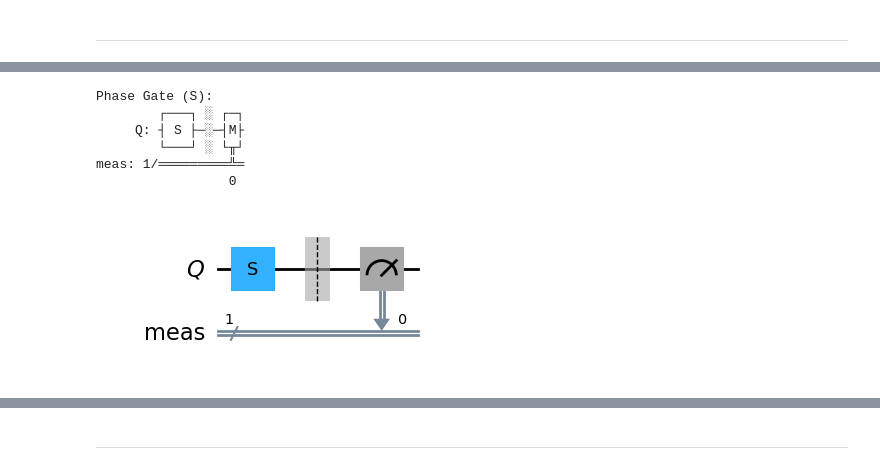
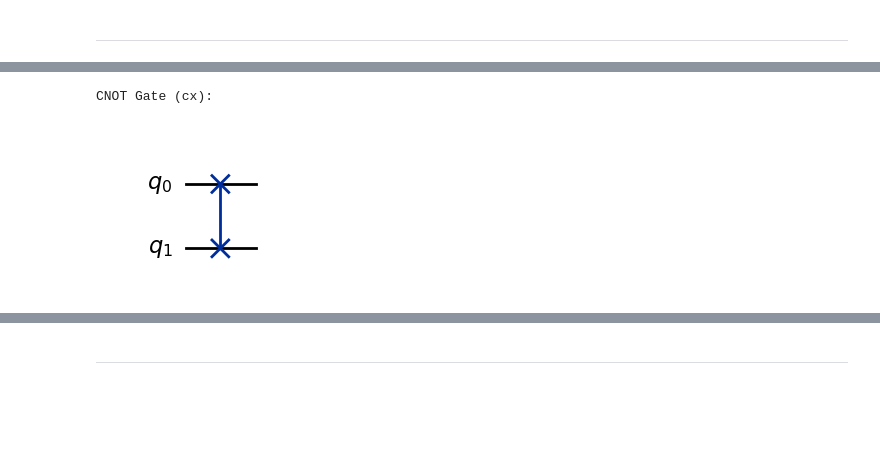
Before and after one commit to tentaclepurple/42_Ftl_quantum, a Jupyter notebook: Exercise_12/Gates.ipynb, the cells around one changed output, grey strips where cells are left out. Drawn from its saved outputs; the diff is of its cells as text; code cells hidden in the pictures; blank space fills up the shorter version.

```diff
--- a/Exercise_4/Gates.ipynb
+++ b/Exercise_12/Gates.ipynb
@@ -320,16 +322,11 @@ S|ψ⟩ = [1 0] [a] = [ a ]
 # %%
-q = QuantumRegister(1, 'Q')
-qc = QuantumCircuit(q)
-qc.s(0)  # S gate
-qc.measure_all()
-print("Phase Gate (S):")
-print(qc.draw())
+qc = QuantumCircuit(2)
+
+# Apply the SWAP gate between qubit 0 and qubit 1
+qc.swap(0, 1)
+
+print("CNOT Gate (cx):")
 qc.draw(output="mpl")
 # %% [output]
-Phase Gate (S):
-        ┌───┐ ░ ┌─┐
-     Q: ┤ S ├─░─┤M├
-        └───┘ ░ └╥┘
-meas: 1/═════════╩═
-                 0
+CNOT Gate (cx):
-[figure, old version]
+[figure, new version]
```
Also changed, not shown: parts of 28 cells of this notebook, 7 other files.
